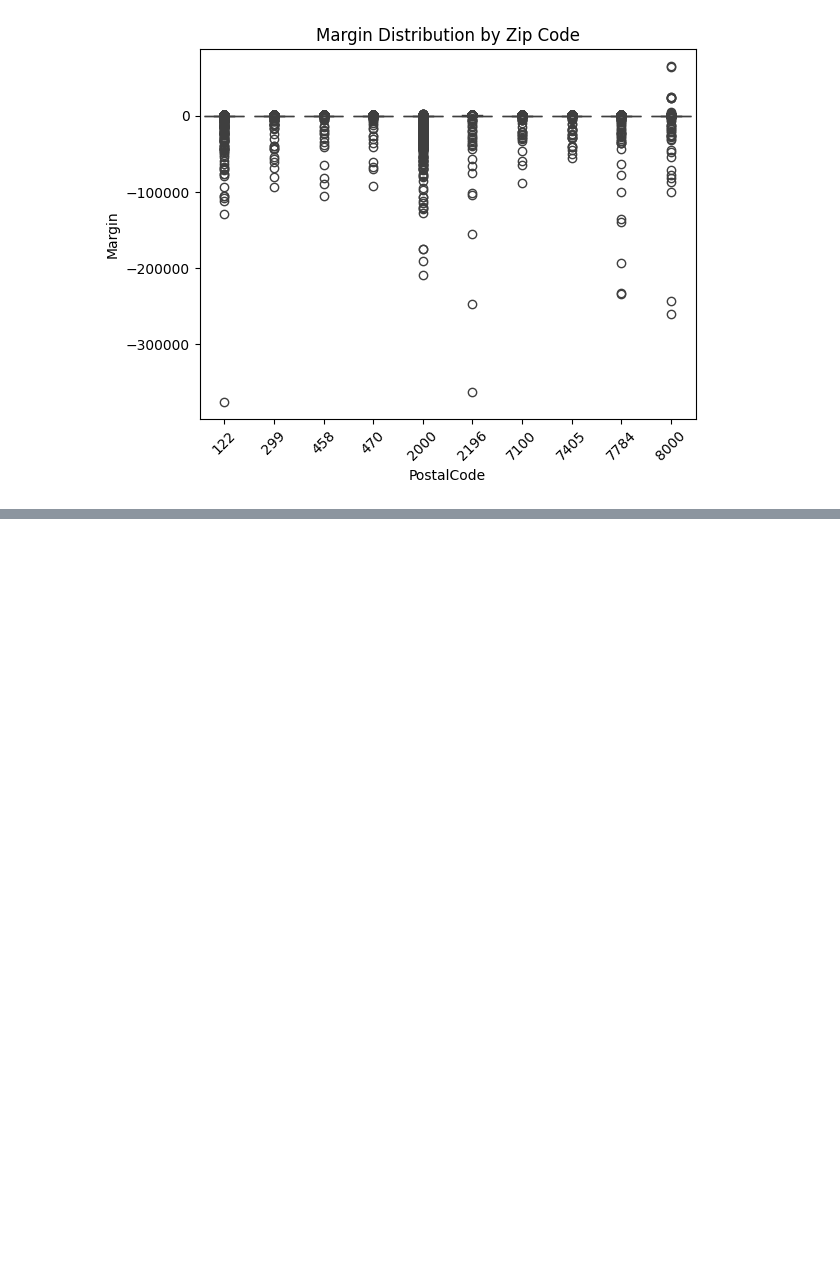
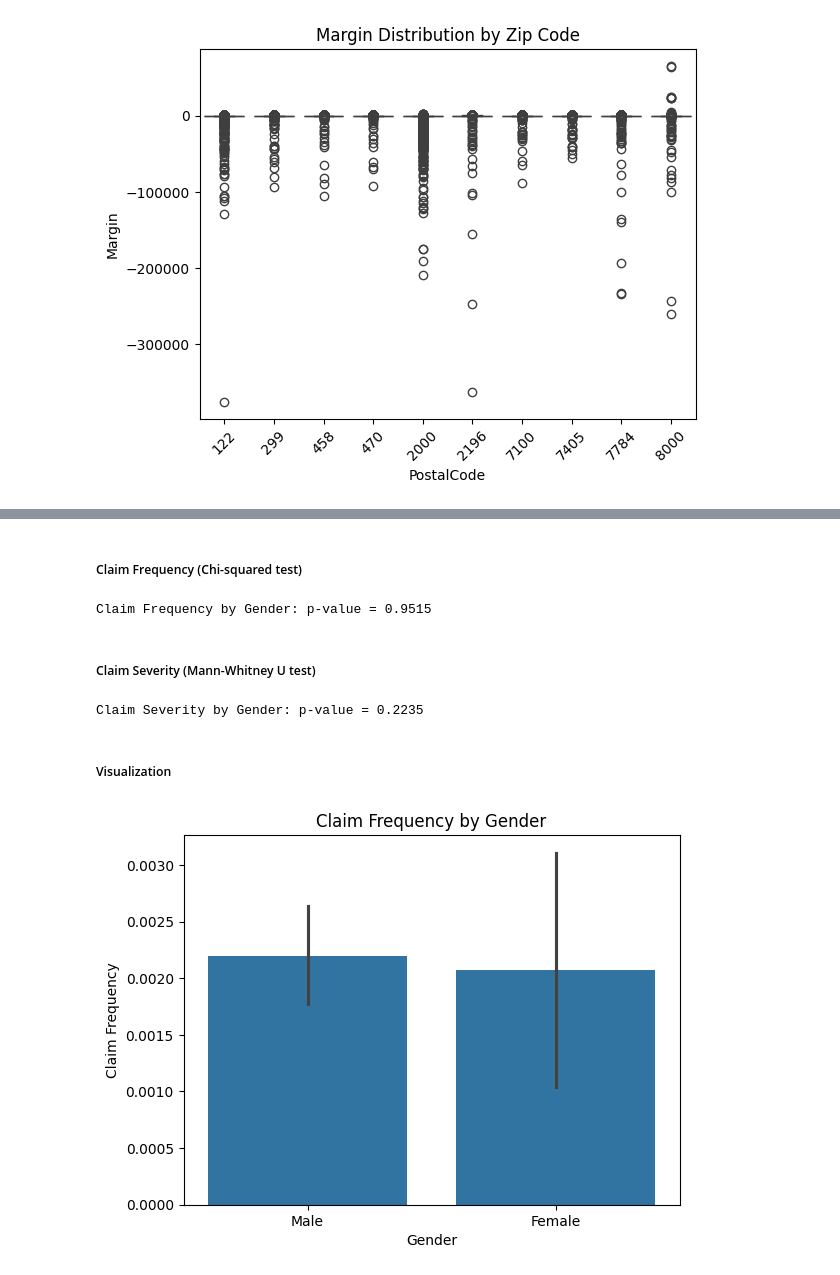
Before and after one commit to GedionAfework/AlphaCare-Insurance-Solutions, a Jupyter notebook: notebooks/hypothesis_testing.ipynb, the cells around one changed output, grey strips where cells are left out. Saved outputs shown, nothing was run; the diff lists cells and outputs as text; code cells hidden in the pictures; blank space fills up the shorter version.

Commit message:
Added gender hypothesis tests and visualization

```diff
--- a/notebooks/hypothesis_testing.ipynb
+++ b/notebooks/hypothesis_testing.ipynb
@@ -125,0 +129,3 @@ plt.show()
+# %%
+data_gender = data[data['Gender'].isin(['Male', 'Female'])]
+claim_data_gender = claim_data[claim_data['Gender'].isin(['Male', 'Female'])]
@@ -125,0 +142,27 @@ plt.show()
+# %% [markdown]
+##### Claim Frequency (Chi-squared test)
+# %%
+contingency_table = pd.crosstab(data_gender['Gender'], data_gender['HasClaim'])
+chi2, p, dof, expected = chi2_contingency(contingency_table)
+print(f"Claim Frequency by Gender: p-value = {p:.4f}")
+# %% [output]
+Claim Frequency by Gender: p-value = 0.9515
+# %% [markdown]
+##### Claim Severity (Mann-Whitney U test)
+# %%
+male_claims = claim_data_gender[claim_data_gender['Gender'] == 'Male']['TotalClaims']
+female_claims = claim_data_gender[claim_data_gender['Gender'] == 'Female']['TotalClaims']
+stat, p = mannwhitneyu(male_claims, female_claims)
+print(f"Claim Severity by Gender: p-value = {p:.4f}")
+# %% [output]
+Claim Severity by Gender: p-value = 0.2235
+# %% [markdown]
+##### Visualization
+# %%
+sns.barplot(x='Gender', y='HasClaim', data=data_gender, estimator=lambda x: sum(x)/len(x))
+plt.title('Claim Frequency by Gender')
+plt.ylabel('Claim Frequency')
+plt.savefig('../plots/claim_frequency_gender.png')
+plt.show()
+# %% [output]
+[figure, added]
```
Also changed, not shown: parts of 3 cells of this notebook, 1 other file.
